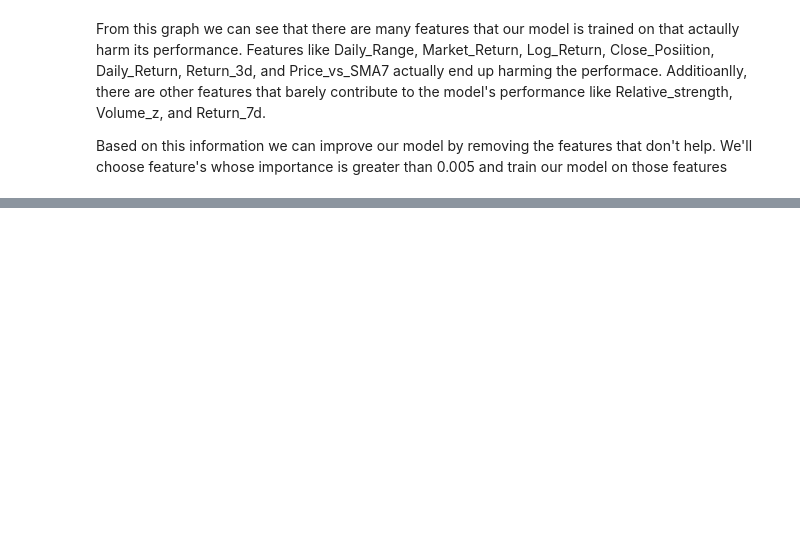
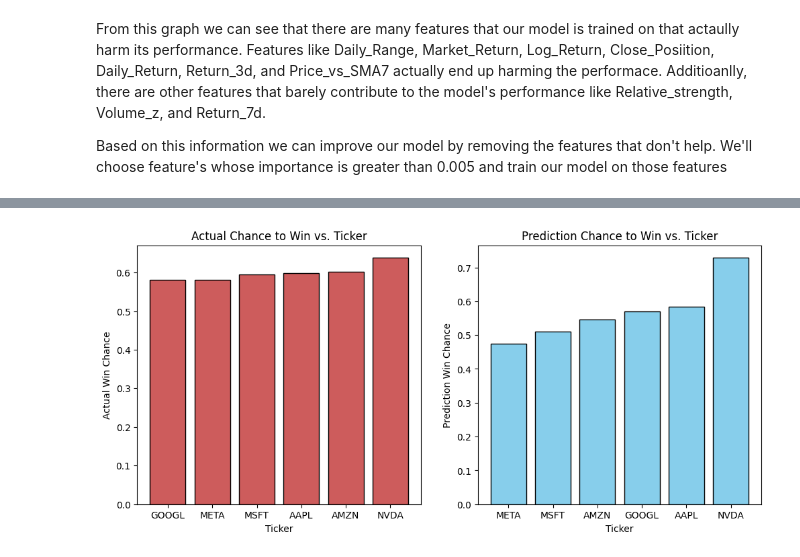
Before and after one commit to jli433/CMSC320_Final_Project, a Jupyter notebook: data.ipynb, the cells around one changed output, grey strips where cells are left out. Cells and saved outputs as stored; diff of their text form; code cells hidden in the pictures; blank space fills up the shorter version.

```diff
--- a/data.ipynb
+++ b/data.ipynb
@@ -601,6 +601,9 @@ stocks_df["Relative_Strength"] = stocks_df["Daily_Return"] - stocks_df["Market_R
 # %% [markdown]
 Lastly, we want to include the ticker information. Instead of enumerating the catagories, which would unintenionally bias the model by ranking tickers, we will use One-Hot encoding to ensure each ticker is treated equally.
 # %%
+# Keep the tickers for ending analysis
+ticker_vals = stocks_df["Ticker"]
+
 stocks_df = pd.get_dummies(stocks_df, columns=["Ticker"])
 
 stocks_df = stocks_df.dropna() # Drop any Nulls that were created via shifting and rolling
@@ -870,0 +874,34 @@ From the results we can see that the accuracy has imporved to 79% on the test da
+# %%
+# Compare the win chance the model obtains with the actual results
+
+fig, (p1, p2) = plt.subplots(1, 2, figsize=(12, 5))
+
+# The labels of each stock (company)
+ticker_vals = ticker_vals.loc[y.index]
+
+# Actual results on full dataset
+actual_win_df = pd.DataFrame({"Ticker": ticker_vals.values, "Actual": y.values})
+actual_win = actual_win_df.groupby("Ticker")["Actual"].mean()
+actual_win = actual_win.sort_values()
+
+p1.bar(actual_win.index, actual_win.values, color = "indianred", edgecolor = "black")
+p1.set_xlabel("Ticker")
+p1.set_ylabel("Actual Win Chance")
+p1.set_title("Actual Chance to Win vs. Ticker")
+
+# Predicted results from random forest model on test set
+tickers = ticker_vals.loc[X_test.index].values
+pred = pred_test
+
+pred_win_df = pd.DataFrame({"Ticker": tickers, "Prediction": pred})
+pred_win = pred_win_df.groupby("Ticker")["Prediction"].mean()
+pred_win = pred_win.sort_values()
+
+p2.bar(pred_win.index, pred_win.values, color = "skyblue", edgecolor = "black")
+p2.set_xlabel("Ticker")
+p2.set_ylabel("Prediction Win Chance")
+p2.set_title("Prediction Chance to Win vs. Ticker")
+
+plt.show()
+# %% [output]
+[figure, added]
```
Also changed, not shown: parts of 11 cells of this notebook.
